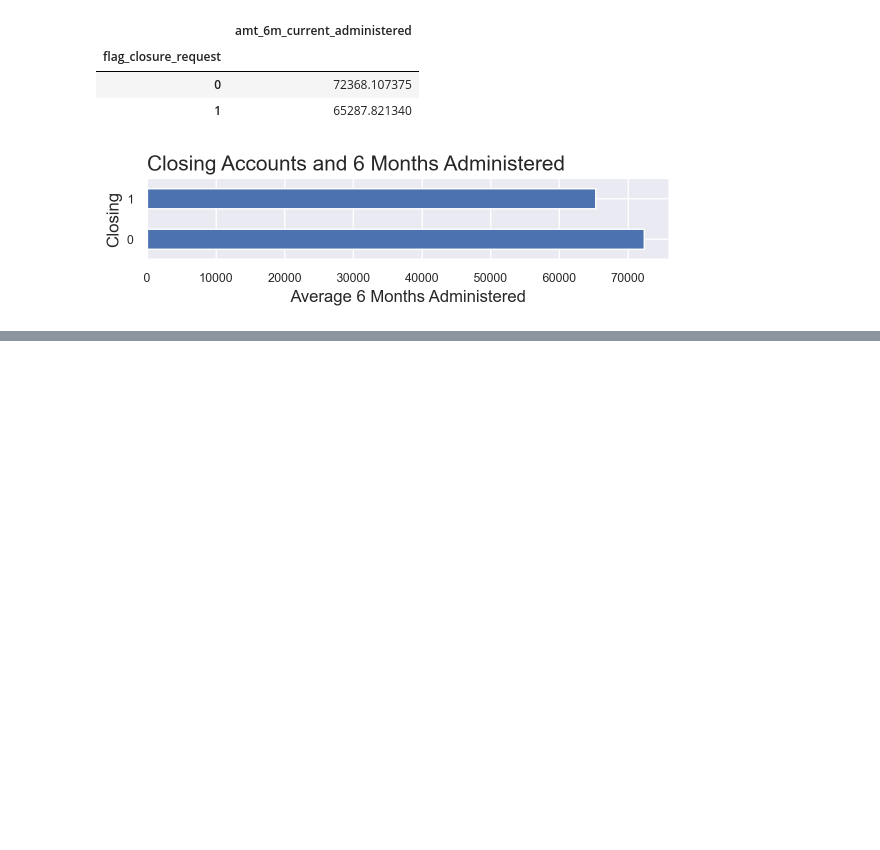
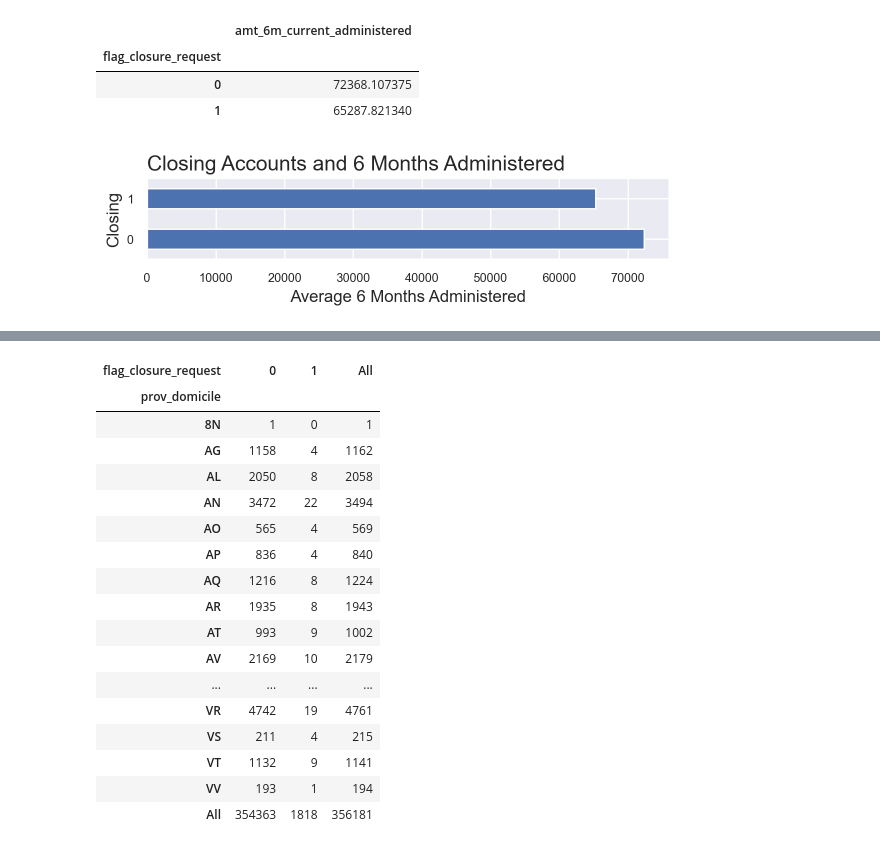
Before and after one commit to fedfioravanti/Bank-Churn-Prediction, a Jupyter notebook: notebooks/Bank-Churn-01-Intro-EDA.ipynb, the cells around one changed output, grey strips where cells are left out. Saved outputs shown, nothing was run; the diff lists cells and outputs as text; code cells hidden in the pictures; blank space fills up the shorter version.

Commit message:
contingency tables

```diff
--- a/notebooks/Bank-Churn-01-Intro-EDA.ipynb
+++ b/notebooks/Bank-Churn-01-Intro-EDA.ipynb
@@ -1061,0 +1094,25 @@ The 11 tables will be exported as **CSV** files, which will be used to create a
+# %%
+prov_domicile_ctab = pd.crosstab(df['prov_domicile'],
+                                 df['flag_closure_request'],
+                                 margins = True)
+
+prov_domicile_ctab
+# %% [output]
+| flag_closure_request | 0 | 1 | All |
+| prov_domicile |  |  |  |
+| 8N | 1 | 0 | 1 |
+| AG | 1158 | 4 | 1162 |
+| AL | 2050 | 8 | 2058 |
+| AN | 3472 | 22 | 3494 |
+| AO | 565 | 4 | 569 |
+| AP | 836 | 4 | 840 |
+| AQ | 1216 | 8 | 1224 |
+| AR | 1935 | 8 | 1943 |
+| AT | 993 | 9 | 1002 |
+| AV | 2169 | 10 | 2179 |
+| ... | ... | ... | ... |
+| VR | 4742 | 19 | 4761 |
+| VS | 211 | 4 | 215 |
+| VT | 1132 | 9 | 1141 |
+| VV | 193 | 1 | 194 |
+| All | 354363 | 1818 | 356181 |
```
Also changed, not shown: parts of 21 cells of this notebook.
